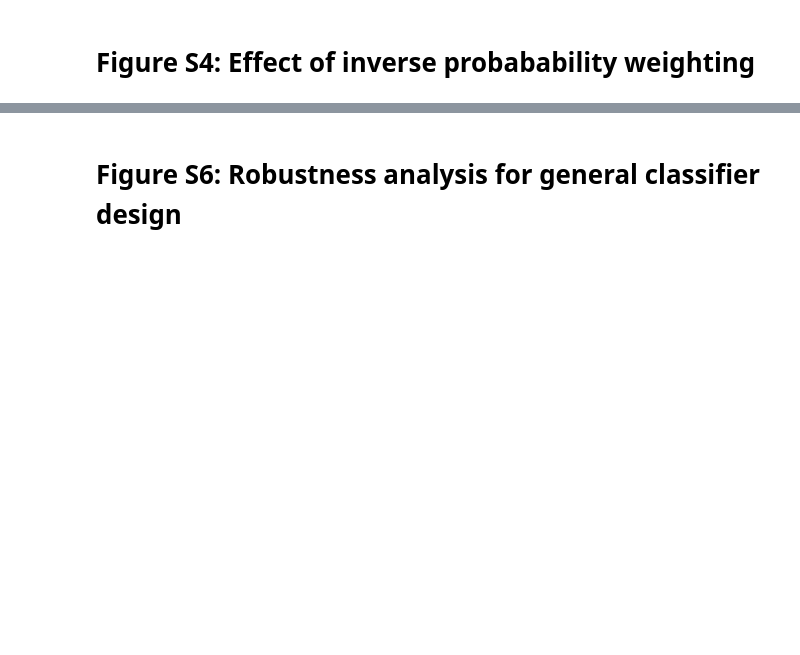
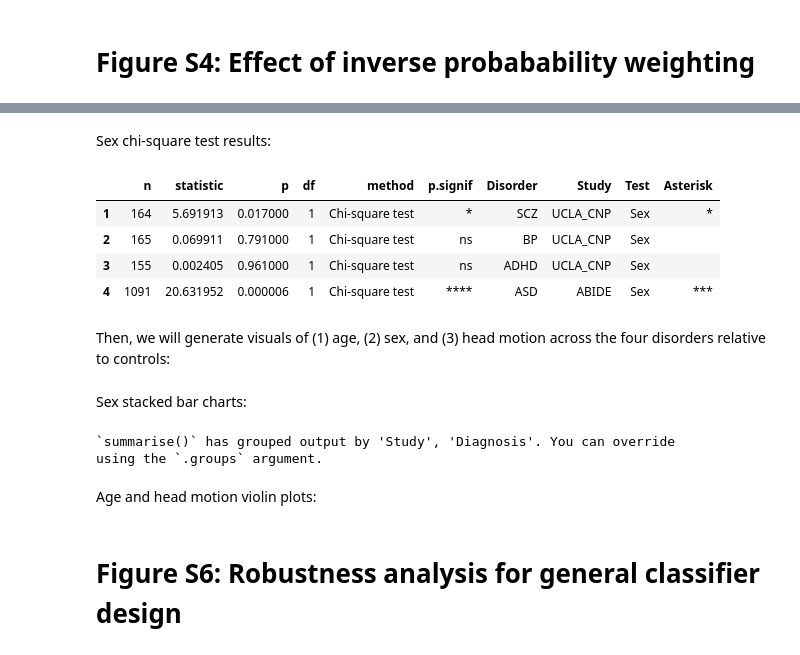
Before and after one commit to DynamicsAndNeuralSystems/fMRI_FeaturesDisorders, a Jupyter notebook: generate_all_figures.ipynb, the cells around one changed output, grey strips where cells are left out. Saved outputs shown, nothing was run; the diff lists cells and outputs as text; code cells hidden in the pictures; blank space fills up the shorter version.

```diff
--- a/generate_all_figures.ipynb
+++ b/generate_all_figures.ipynb
@@ -1327,0 +1483,48 @@ SD_brain_wide_avg %>%
+# %% [markdown]
+Sex chi-square test results:
+# %%
+sex_res_df
+# %% [output]
+|  | n | statistic | p | df | method | p.signif | Disorder | Study | Test | Asterisk |
+| 1 | 164 | 5.691913 | 0.017000 | 1 | Chi-square test | * | SCZ | UCLA_CNP | Sex | * |
+| 2 | 165 | 0.069911 | 0.791000 | 1 | Chi-square test | ns | BP | UCLA_CNP | Sex |  |
+| 3 | 155 | 0.002405 | 0.961000 | 1 | Chi-square test | ns | ADHD | UCLA_CNP | Sex |  |
+| 4 | 1091 | 20.631952 | 0.000006 | 1 | Chi-square test | **** | ASD | ABIDE | Sex | *** |
+# %% [markdown]
+Then, we will generate visuals of (1) age, (2) sex, and (3) head motion across the four disorders relative to controls:
+# %% [markdown]
+Sex stacked bar charts:
+# %%
+%%R -i merged_metadata
+
+merged_metadata %>%
+    mutate(Diagnosis = factor(Diagnosis, levels = rev(c("Control", "SCZ", "BP", "ADHD", "ASD"))),
+           Study = factor(Study, levels = c("UCLA_CNP", "ABIDE"))) %>%
+    group_by(Study, Diagnosis, Sex) %>%
+    summarise(num_for_sex = n()) %>%
+    group_by(Study, Diagnosis) %>%
+    mutate(num_total = sum(num_for_sex),
+           sex_prop = round(100*num_for_sex/num_total, 0),
+           sex_prop_label = paste0(sex_prop, "%"))%>%
+    ggplot(data=., mapping=aes(x=Diagnosis, y=sex_prop, fill=Sex)) +
+    geom_col(color='black') +
+    facet_grid(Study ~ ., scales="free", space='free') +
+    coord_flip() +
+    ylab("Sex Proportion (%)") +
+    geom_text(aes(label = sex_prop_label), position = position_stack(vjust = 0.5)) +
+    scale_fill_manual(values=c("F" = "#ff8483", "M" = "#60BDED")) +
+    theme(legend.position = "none") +
+    scale_y_continuous(expand=c(0,0)) +
+    theme(axis.line = element_blank(),
+          axis.text.x = element_blank(),
+          axis.ticks.x = element_blank(),
+          strip.background = element_blank(),
+          axis.text.y = element_text(face='bold'),
+          strip.text = element_text(face='bold'))
+
+ggsave("plots/confound_analysis/Sex_across_disorders.svg", width = 6, height = 3, units="in", dpi=300)
+# %% [output]
+`summarise()` has grouped output by 'Study', 'Diagnosis'. You can override
+using the `.groups` argument.
+# %% [markdown]
+Age and head motion violin plots:
```
Also changed, not shown: parts of 13 cells of this notebook, 16 other files.
